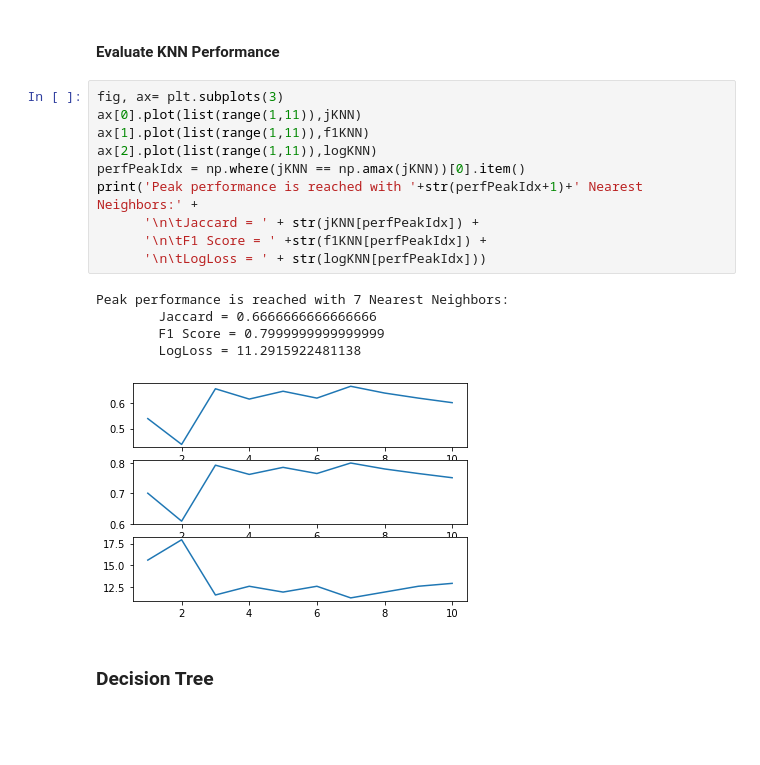
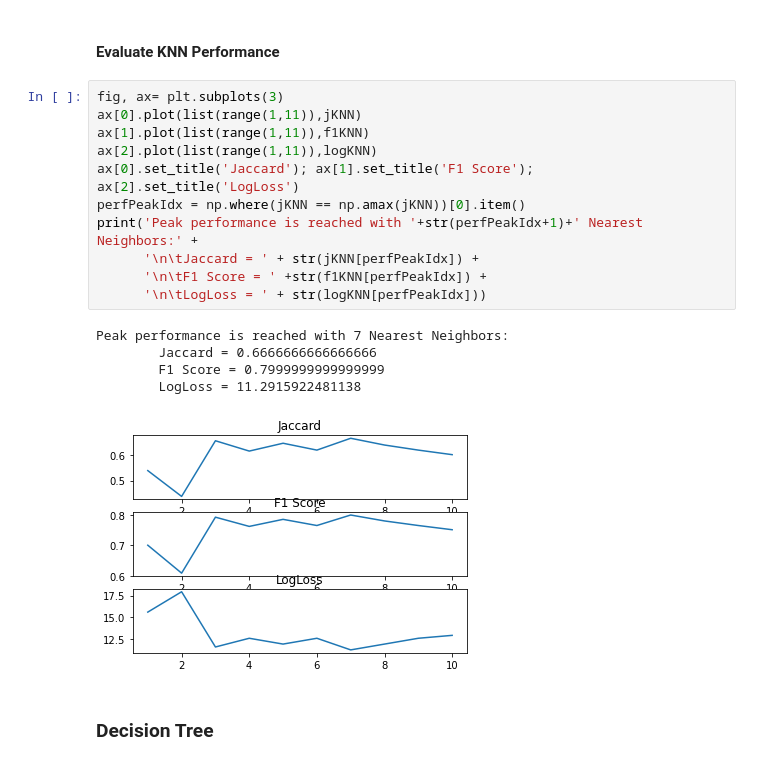
Before and after one commit to mircuz/Machine_Learning_IBM, a Jupyter notebook: Capstone project.ipynb, the cells around one changed output. Cells and saved outputs as stored; diff of their text form; blank space fills up the shorter version.

```diff
--- a/Capstone project.ipynb
+++ b/Capstone project.ipynb
@@ -102,19 +102,20 @@ for i in range(10) :
 # %%
 fig, ax= plt.subplots(3)
 ax[0].plot(list(range(1,11)),jKNN)
 ax[1].plot(list(range(1,11)),f1KNN)
 ax[2].plot(list(range(1,11)),logKNN)
+ax[0].set_title('Jaccard'); ax[1].set_title('F1 Score'); ax[2].set_title('LogLoss')
 perfPeakIdx = np.where(jKNN == np.amax(jKNN))[0].item()
 print('Peak performance is reached with '+str(perfPeakIdx+1)+' Nearest Neighbors:' +
       '\n\tJaccard = ' + str(jKNN[perfPeakIdx]) +
       '\n\tF1 Score = ' +str(f1KNN[perfPeakIdx]) +
       '\n\tLogLoss = ' + str(logKNN[perfPeakIdx]))
 # %% [output]
 Peak performance is reached with 7 Nearest Neighbors:
         Jaccard = 0.6666666666666666
         F1 Score = 0.7999999999999999
         LogLoss = 11.2915922481138
-[figure, old version]
+[figure, new version]
 # %% [markdown]
 ### Decision Tree
 # %%
```
Also changed, not shown: parts of 1 cell of this notebook.
